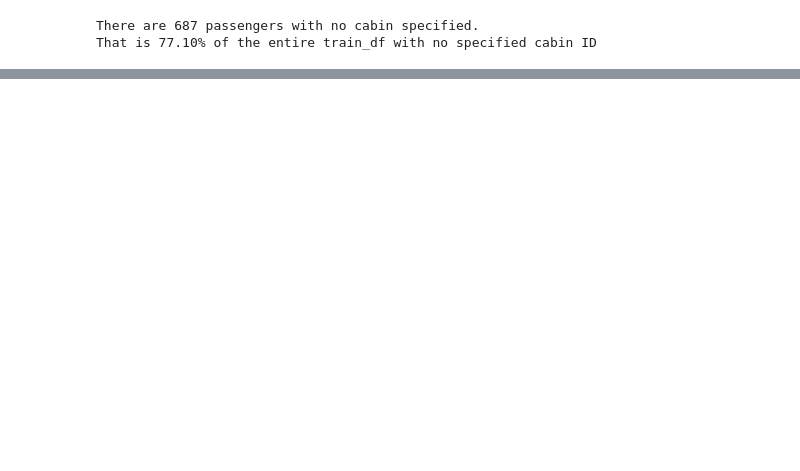
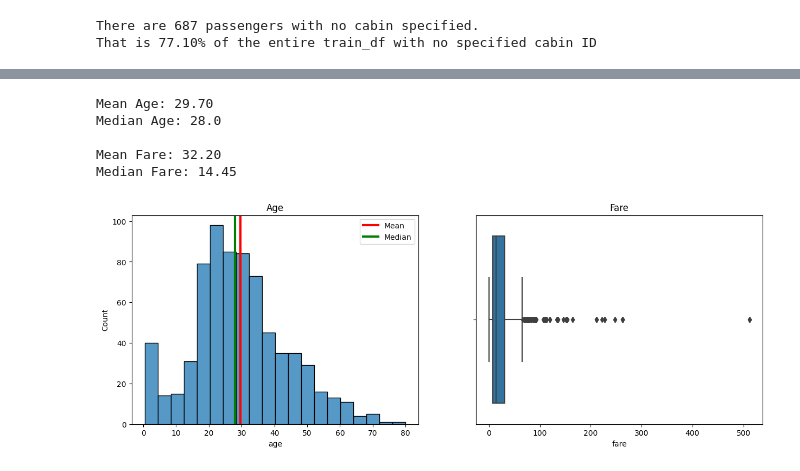
Before and after one commit to RuizLorenzoChavez/practical-ML, a Jupyter notebook: titanic.ipynb, the cells around one changed output, grey strips where cells are left out. Cells and saved outputs as stored; diff of their text form; code cells hidden in the pictures; blank space fills up the shorter version.

```diff
--- a/titanic.ipynb
+++ b/titanic.ipynb
@@ -143,0 +157,35 @@ for i, col in enumerate(bar_list):
+# %%
+fig, axs = plt.subplots(1,2, figsize=(15,5))
+
+sns.histplot(data=train_df,
+             x="age",
+             ax=axs[0])
+axs[0].set_title("Age")
+axs[0].axvline(x=train_df.age.mean(),
+               linewidth=3,
+               color='r',
+               label="Mean"
+               )
+axs[0].axvline(x=train_df.age.median(),
+               linewidth=3,
+               color='g',
+               label="Median"
+               )
+axs[0].legend()
+
+sns.boxplot(data=train_df,
+            x="fare",
+            ax=axs[1])
+axs[1].set_title("Fare")
+
+print(f"Mean Age: {train_df.age.mean():.2f}")
+print(f"Median Age: {train_df.age.median()}\n")
+print(f"Mean Fare: {train_df.fare.mean():.2f}")
+print(f"Median Fare: {train_df.fare.median():.2f}")
+# %% [output]
+Mean Age: 29.70
+Median Age: 28.0
+
+Mean Fare: 32.20
+Median Fare: 14.45
+[figure, added]
```
Also changed, not shown: parts of 6 cells of this notebook.
